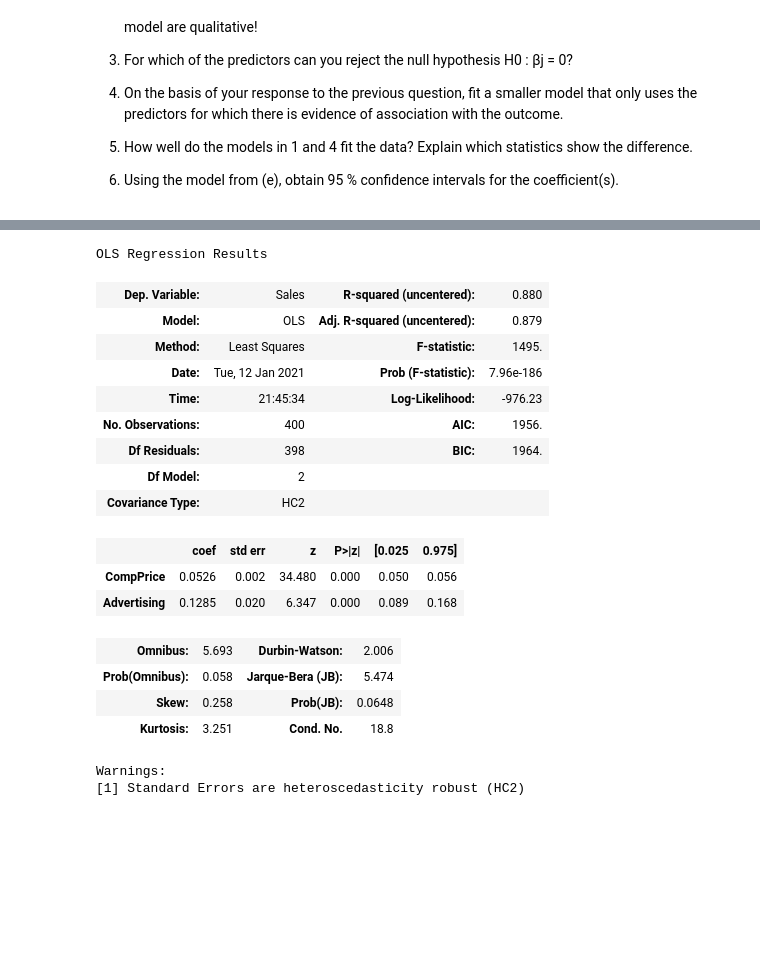
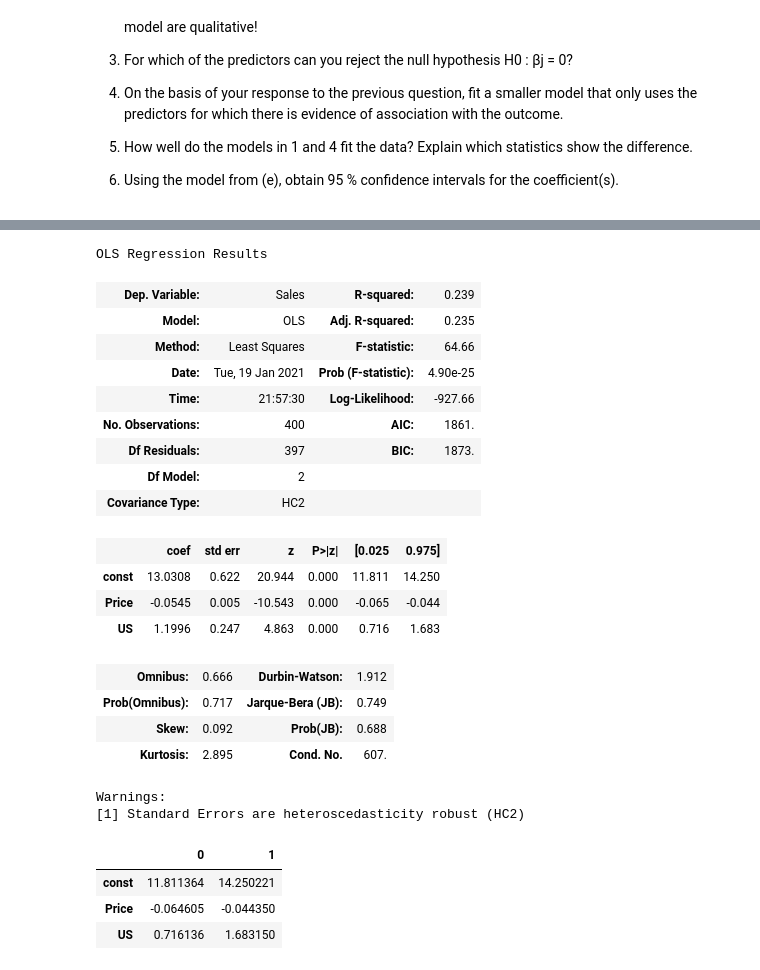
Before and after one commit to cb-ds-1/m3-2-regression-interpretation, a Jupyter notebook: workshop.ipynb, the cells around one changed output, grey strips where cells are left out. Saved outputs shown, nothing was run; the diff lists cells and outputs as text; code cells hidden in the pictures; blank space fills up the shorter version.

```diff
--- a/workshop.ipynb
+++ b/workshop.ipynb
@@ -126,8 +166,8 @@ sub['horsepower_2'] = sub.horsepower ** 2
 y = sub.mpg
 x = sub.drop(columns=['mpg'])
 
-#est = sm.OLS(y, sm.add_constant(x)).fit(cov_type='HC2')
-est = sm.OLS(y, x).fit(cov_type='HC2')
+est = sm.OLS(y, sm.add_constant(x)).fit(cov_type='HC2')
+#est = sm.OLS(y, x).fit(cov_type='HC2')
 est.summary()
 # %% [output]
 OLS Regression Results
@@ -199,7 +242,8 @@ sub = df.dropna()
 y = sub.mpg
 x = sub.drop(columns=['mpg', 'name'])
 
-est = sm.OLS(y, x).fit(cov_type='HC2')
+#est = sm.OLS(y, x).fit(cov_type='HC2')
+est = sm.OLS(y, sm.add_constant(x)).fit(cov_type='HC2')
 est.summary()
 # %% [output]
 OLS Regression Results
@@ -309,9 +312,9 @@ This question should be answered using the Carseats data set
 6. Using the model from (e), obtain 95 % confidence intervals for the coefficient(s).
 # %%
 df = pd.read_csv('data/carseats.csv')
-df = df.join(pd.get_dummies(df.ShelveLoc, drop_first=True, prefix='ShelveLoc'))
+#df = df.join(pd.get_dummies(df.ShelveLoc, drop_first=True, prefix='ShelveLoc'))
+#df = df.drop(columns=['ShelveLoc'])
 df.Urban = df.Urban.replace('Yes', 1).replace('No', 0)
 df.US = df.US.replace('Yes', 1).replace('No', 0)
-df = df.drop(columns=['ShelveLoc'])
 df
 # %% [output]
@@ -334,8 +337,8 @@ df
 y = df.Sales
 x = df[['Price','Urban','US']]
 
-est = sm.OLS(y, x).fit(cov_type='HC2')
-#est = sm.OLS(y, sm.add_constant(x)).fit(cov_type='HC2')
+#est = sm.OLS(y, x).fit(cov_type='HC2')
+est = sm.OLS(y, sm.add_constant(x)).fit(cov_type='HC2')
 est.summary()
 # %% [output]
 OLS Regression Results
@@ -370,31 +374,30 @@ Warnings:
 # %%
 # 4. Fit a smaller model that only uses the predictors for which there is evidence of association with the outcome.
 y = df.Sales
-#x = df.drop(columns=['Sales', 'Urban', 'US'])
-#x = df[['CompPrice','Income','Advertising','Price','Age']]
-#x = df[['ShelveLoc_Good','ShelveLoc_Medium']]
-x = df[['CompPrice','Advertising']]
+x = df[['Price','US']]
 
-est = sm.OLS(y, x).fit(cov_type='HC2')
+#est = sm.OLS(y, x).fit(cov_type='HC2')
+est = sm.OLS(y, sm.add_constant(x)).fit(cov_type='HC2')
 est.summary()
 # %% [output]
 OLS Regression Results
-| Dep. Variable: | Sales | R-squared (uncentered): | 0.880 |
-| Model: | OLS | Adj. R-squared (uncentered): | 0.879 |
-| Method: | Least Squares | F-statistic: | 1495. |
-| Date: | Tue, 12 Jan 2021 | Prob (F-statistic): | 7.96e-186 |
-| Time: | 21:45:34 | Log-Likelihood: | -976.23 |
-| No. Observations: | 400 | AIC: | 1956. |
-| Df Residuals: | 398 | BIC: | 1964. |
+| Dep. Variable: | Sales | R-squared: | 0.239 |
+| Model: | OLS | Adj. R-squared: | 0.235 |
+| Method: | Least Squares | F-statistic: | 64.66 |
+| Date: | Tue, 19 Jan 2021 | Prob (F-statistic): | 4.90e-25 |
+| Time: | 21:57:30 | Log-Likelihood: | -927.66 |
+| No. Observations: | 400 | AIC: | 1861. |
+| Df Residuals: | 397 | BIC: | 1873. |
 | Df Model: | 2 |  |  |
 | Covariance Type: | HC2 |  |  |
 |  | coef | std err | z | P>|z| | [0.025 | 0.975] |
-| CompPrice | 0.0526 | 0.002 | 34.480 | 0.000 | 0.050 | 0.056 |
-| Advertising | 0.1285 | 0.020 | 6.347 | 0.000 | 0.089 | 0.168 |
+| const | 13.0308 | 0.622 | 20.944 | 0.000 | 11.811 | 14.250 |
+| Price | -0.0545 | 0.005 | -10.543 | 0.000 | -0.065 | -0.044 |
+| US | 1.1996 | 0.247 | 4.863 | 0.000 | 0.716 | 1.683 |
-| Omnibus: | 5.693 | Durbin-Watson: | 2.006 |
-| Prob(Omnibus): | 0.058 | Jarque-Bera (JB): | 5.474 |
-| Skew: | 0.258 | Prob(JB): | 0.0648 |
-| Kurtosis: | 3.251 | Cond. No. | 18.8 |
+| Omnibus: | 0.666 | Durbin-Watson: | 1.912 |
+| Prob(Omnibus): | 0.717 | Jarque-Bera (JB): | 0.749 |
+| Skew: | 0.092 | Prob(JB): | 0.688 |
+| Kurtosis: | 2.895 | Cond. No. | 607. |
 Warnings:
 [1] Standard Errors are heteroscedasticity robust (HC2)
 # %%
@@ -407,0 +411,7 @@ Warnings:
+# %%
+est.conf_int()
+# %% [output]
+|  | 0 | 1 |
+| const | 11.811364 | 14.250221 |
+| Price | -0.064605 | -0.044350 |
+| US | 0.716136 | 1.683150 |
```
Also changed, not shown: parts of 20 cells of this notebook.
